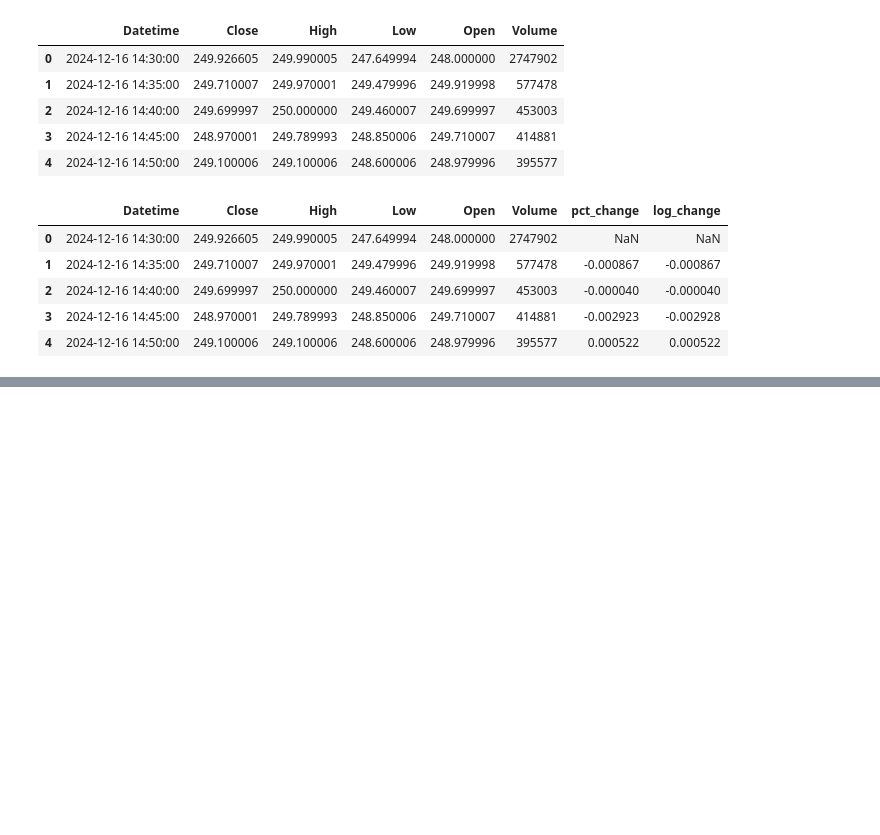
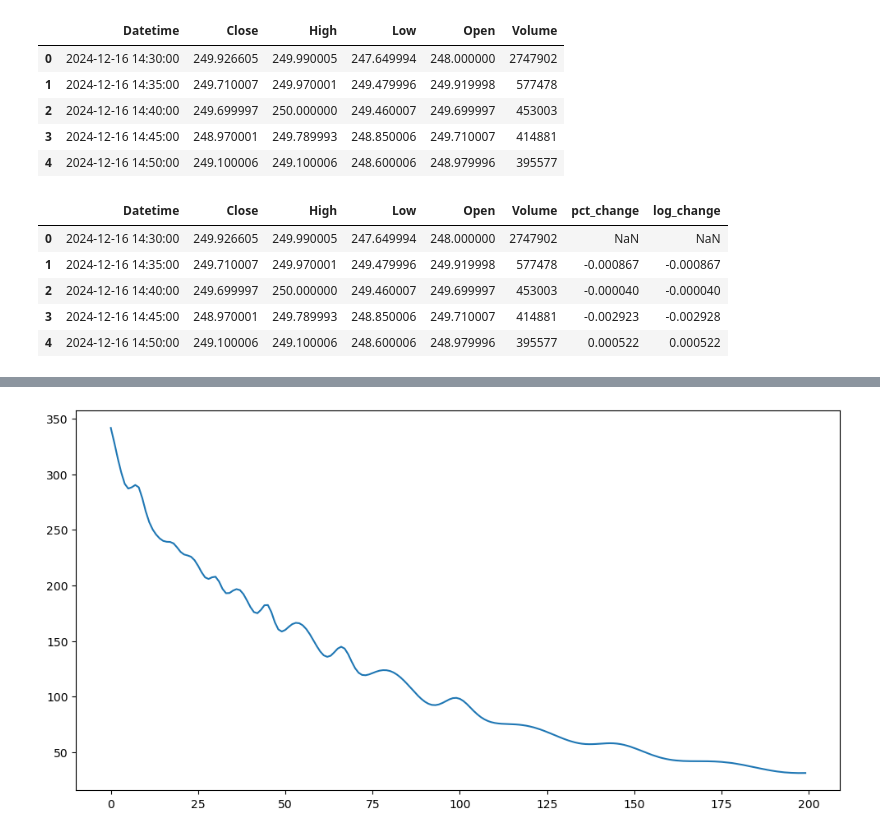
Before and after one commit to UsithaDJay/Intellitrade, a Jupyter notebook: Turning_Points_Forecasting/Feature_Engineering.ipynb, the cells around one changed output, grey strips where cells are left out. Cells and saved outputs as stored; diff of their text form; code cells hidden in the pictures; blank space fills up the shorter version.

```diff
--- a/Turning_Points_Forecasting/Feature_Engineering.ipynb
+++ b/Turning_Points_Forecasting/Feature_Engineering.ipynb
@@ -65,0 +657,5 @@ df.head()
+# %%
+df = df.dropna()
+df = df.reset_index()
+df = df.drop(columns=["index"])
+df.info()
@@ -65,0 +680,9 @@ df.head()
+# %%
+# Features with VAE
+df_vae = calculate_VAE(df)
+df = pd.concat([df, df_vae], axis=1)
+
+df = df.dropna()
+df = df.reset_index()
+df = df.drop(columns=["index"])
+# %% [output]
@@ -65,0 +706 @@ df.head()
+[figure, added]
```
Also changed, not shown: parts of 33 cells of this notebook, 2 other files.
